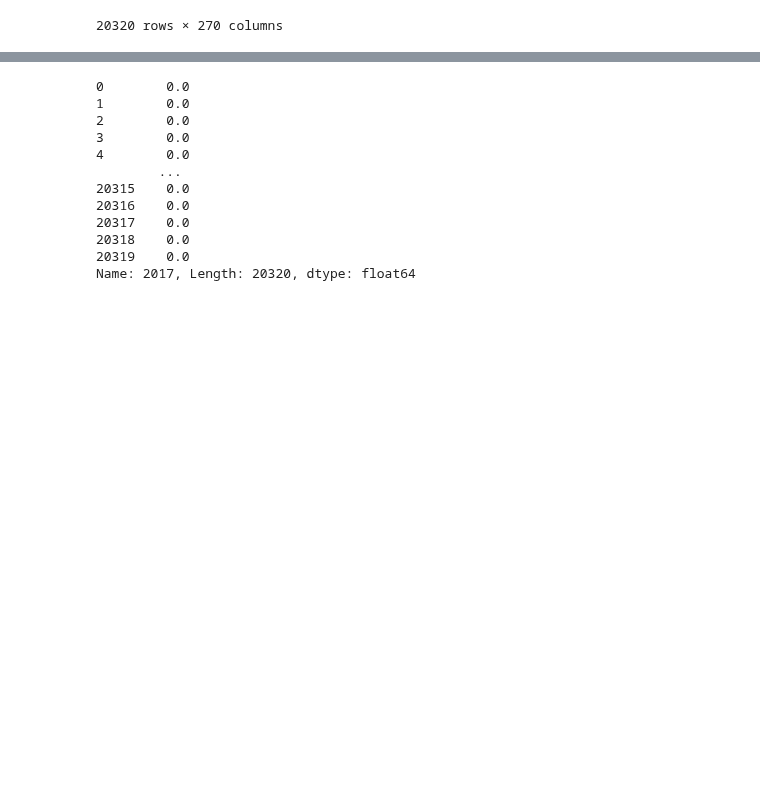
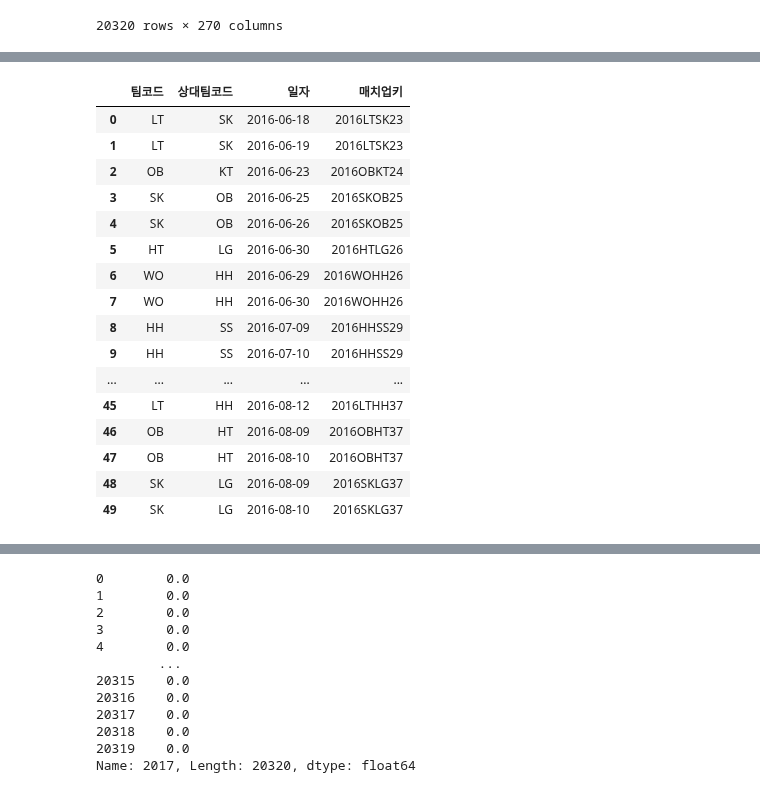
Before and after one commit to seonghunYang/big_contest2020, a Jupyter notebook: Untitled0.ipynb, the cells around one changed output, grey strips where cells are left out. Saved outputs shown, nothing was run; the diff lists cells and outputs as text; code cells hidden in the pictures; blank space fills up the shorter version.

```diff
--- a/Untitled0.ipynb
+++ b/Untitled0.ipynb
@@ -107,4 +164,24 @@ for idx in range(0, len(vs_r_team), 1):
   if len(previous) < 10:
     continue
   idx_list.append(idx)
+# %%
+decoder_outputs[['팀코드', '상대팀코드', '일자', '매치업키']].head(50)
+# %% [output]
+|  | 팀코드 | 상대팀코드 | 일자 | 매치업키 |
+| 0 | LT | SK | 2016-06-18 | 2016LTSK23 |
+| 1 | LT | SK | 2016-06-19 | 2016LTSK23 |
+| 2 | OB | KT | 2016-06-23 | 2016OBKT24 |
+| 3 | SK | OB | 2016-06-25 | 2016SKOB25 |
+| 4 | SK | OB | 2016-06-26 | 2016SKOB25 |
+| 5 | HT | LG | 2016-06-30 | 2016HTLG26 |
+| 6 | WO | HH | 2016-06-29 | 2016WOHH26 |
+| 7 | WO | HH | 2016-06-30 | 2016WOHH26 |
+| 8 | HH | SS | 2016-07-09 | 2016HHSS29 |
+| 9 | HH | SS | 2016-07-10 | 2016HHSS29 |
+| ... | ... | ... | ... | ... |
+| 45 | LT | HH | 2016-08-12 | 2016LTHH37 |
+| 46 | OB | HT | 2016-08-09 | 2016OBHT37 |
+| 47 | OB | HT | 2016-08-10 | 2016OBHT37 |
+| 48 | SK | LG | 2016-08-09 | 2016SKLG37 |
+| 49 | SK | LG | 2016-08-10 | 2016SKLG37 |
 # %%
```
Also changed, not shown: parts of 6 cells of this notebook.
